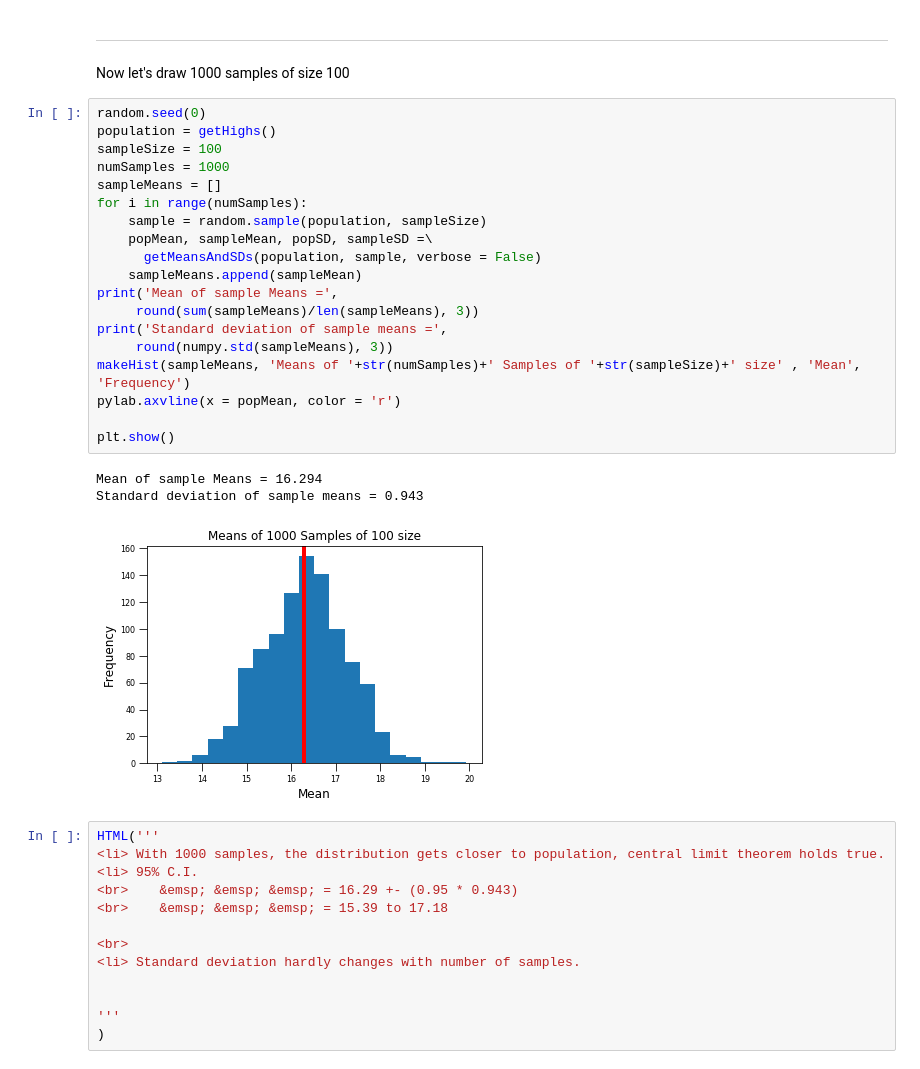
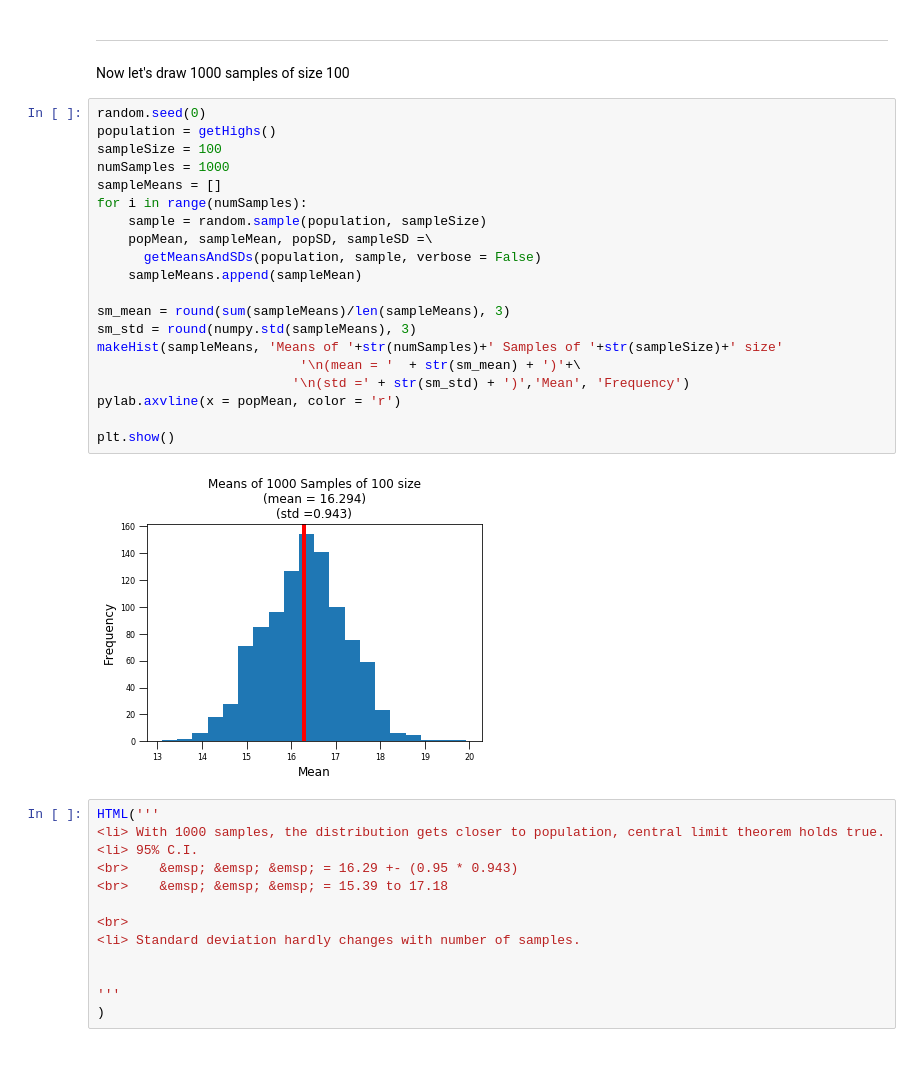
Before and after one commit to joshipras/moocs, a Jupyter notebook: mit_ocw_6.0002/lecture_8/lecture_8.ipynb, the cells around one changed output. Saved outputs shown, nothing was run; the diff lists cells and outputs as text.

Commit message:
changed plot layouts

```diff
--- a/mit_ocw_6.0002/lecture_8/lecture_8.ipynb
+++ b/mit_ocw_6.0002/lecture_8/lecture_8.ipynb
@@ -94,26 +94,25 @@ Now let's draw 1000 samples of size 100
 # %%
 random.seed(0)
 population = getHighs()
 sampleSize = 100
 numSamples = 1000
 sampleMeans = []
 for i in range(numSamples):
     sample = random.sample(population, sampleSize)
     popMean, sampleMean, popSD, sampleSD =\
       getMeansAndSDs(population, sample, verbose = False)
     sampleMeans.append(sampleMean)
-print('Mean of sample Means =',
-     round(sum(sampleMeans)/len(sampleMeans), 3))
-print('Standard deviation of sample means =',
-     round(numpy.std(sampleMeans), 3))
-makeHist(sampleMeans, 'Means of '+str(numSamples)+' Samples of '+str(sampleSize)+' size' , 'Mean', 'Frequency')
+
+sm_mean = round(sum(sampleMeans)/len(sampleMeans), 3)
+sm_std = round(numpy.std(sampleMeans), 3)
+makeHist(sampleMeans, 'Means of '+str(numSamples)+' Samples of '+str(sampleSize)+' size'
+                          '\n(mean = '  + str(sm_mean) + ')'+\
+                         '\n(std =' + str(sm_std) + ')','Mean', 'Frequency')
 pylab.axvline(x = popMean, color = 'r')
 
 plt.show()
 # %% [output]
-Mean of sample Means = 16.294
-Standard deviation of sample means = 0.943
-[figure, old version]
+[figure, new version]
 # %%
 HTML('''
 <li> With 1000 samples, the distribution gets closer to population, central limit theorem holds true.
```
Also changed, not shown: parts of 5 cells of this notebook.
